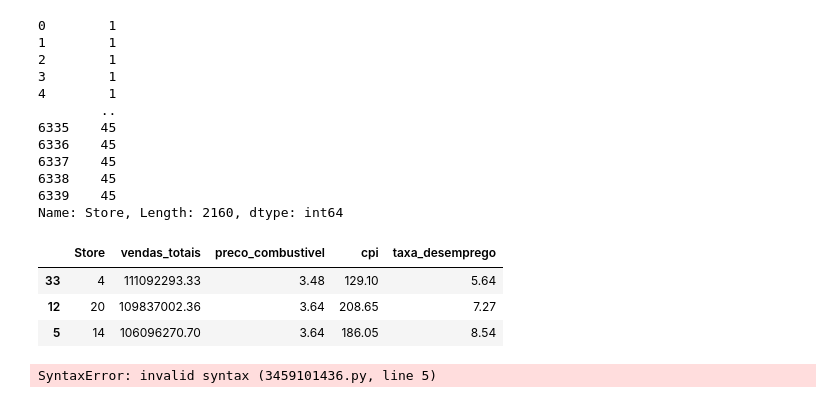
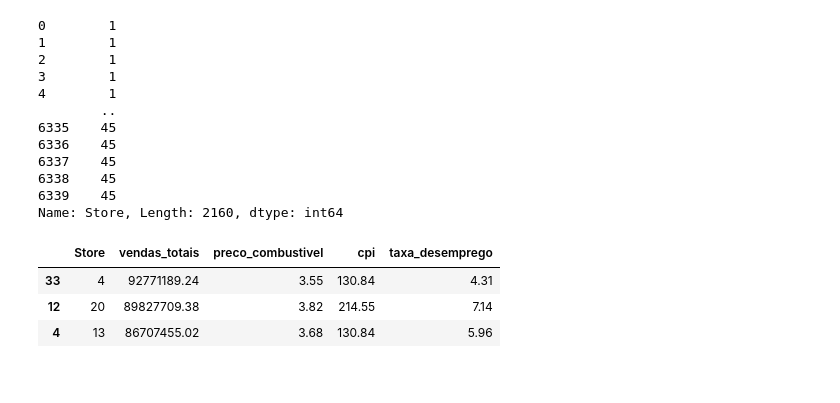
Before and after one commit to davys-rodrigues/Python-para-Analise-de-Dados, a Jupyter notebook: kaggle/vendas_walmart/vendas_walmart.ipynb, the cells around one changed output. Saved outputs shown, nothing was run; the diff lists cells and outputs as text; code cells hidden in the pictures.

```diff
--- a/kaggle/vendas_walmart/vendas_walmart.ipynb
+++ b/kaggle/vendas_walmart/vendas_walmart.ipynb
@@ -381,6 +383,7 @@ months_dict = {i: month for i, month in enumerate(months_abbr)}
 def dados_mes_ano(x):
     dados = x.groupby(x['Date'].dt.month).agg(
     vendas = pd.NamedAgg('Weekly_Sales', 'sum'),
+    temperatura = pd.NamedAgg('Temperature', 'median'),
     preço_combustivel = pd.NamedAgg('Fuel_Price', 'mean'),
     cpi = pd.NamedAgg('CPI', 'median'),
     taxa_desemprego = pd.NamedAgg('Unemployment', 'median'))
@@ -474,3 +496,17 @@ plt.legend(fontsize='large')
 plt.show()
 # %% [output]
 [figure]
+# %%
+x = dados_2010_meses['Month']
+plt.figure(figsize=(12,5.5))
+
+plt.bar(x,dados_2012_meses['vendas'] /190, label = 'Vendas', color = 'springgreen', edgecolor='k')
+plt.scatter(x, dados_2012_meses['temperatura'] *  7000,  marker = "o", color='k', linewidth = 2)
+plt.plot(x, dados_2012_meses['temperatura'] *  7000, label='Temperatura', linestyle='-', color='k')
+
+### titúlo
+plt.title("")
+plt.legend(fontsize='large')
+plt.yticks([])
+plt.xticks()
+plt.show()
@@ -518,16 +556,17 @@ lojas_2010 = agrupa_por_loja(dados_2010)
 lojas_2011 = agrupa_por_loja(dados_2011)
 lojas_2012 = agrupa_por_loja(dados_2012)
 # %%
-top_3_lojas_2010 = lojas_2010.sort_values('vendas_totais', ascending=False).head(3)
-top_3_lojas_2011 = lojas_2011.sort_values('vendas_totais', ascending=False).head(3)
-top_3_lojas_2012 = lojas_2012.sort_values('vendas_totais', ascending=False).head(3)
+top_3_lojas_2010_vendas = lojas_2010.sort_values('vendas_totais', ascending=False).head(3)
+top_3_lojas_2011_vendas = lojas_2011.sort_values('vendas_totais', ascending=False).head(3)
+top_3_lojas_2012_vendas = lojas_2012.sort_values('vendas_totais', ascending=False).head(3)
 # %%
-top_3_lojas_2011
+top_3_lojas_2012_vendas
 # %% [output]
 |  | Store | vendas_totais | preco_combustivel | cpi | taxa_desemprego |
-| 33 | 4 | 111092293.33 | 3.48 | 129.10 | 5.64 |
-| 12 | 20 | 109837002.36 | 3.64 | 208.65 | 7.27 |
-| 5 | 14 | 106096270.70 | 3.64 | 186.05 | 8.54 |
+| 33 | 4 | 92771189.24 | 3.55 | 130.84 | 4.31 |
+| 12 | 20 | 89827709.38 | 3.82 | 214.55 | 7.14 |
+| 4 | 13 | 86707455.02 | 3.68 | 130.84 | 5.96 |
 # %%
+top_3_lojas_2010_cpi = lojas_2010.sort_values('cpi', ascending=False).head(3)
+top_3_lojas_2011_cpi = lojas_2011.sort_values('cpi', ascending=False).head(3)
+top_3_lojas_2012_cpi = lojas_2012.sort_values('cpi', ascending=False).head(3)
-# %% [output]
-SyntaxError: invalid syntax (3459101436.py, line 5)
```
Also changed, not shown: parts of 5 cells of this notebook.
